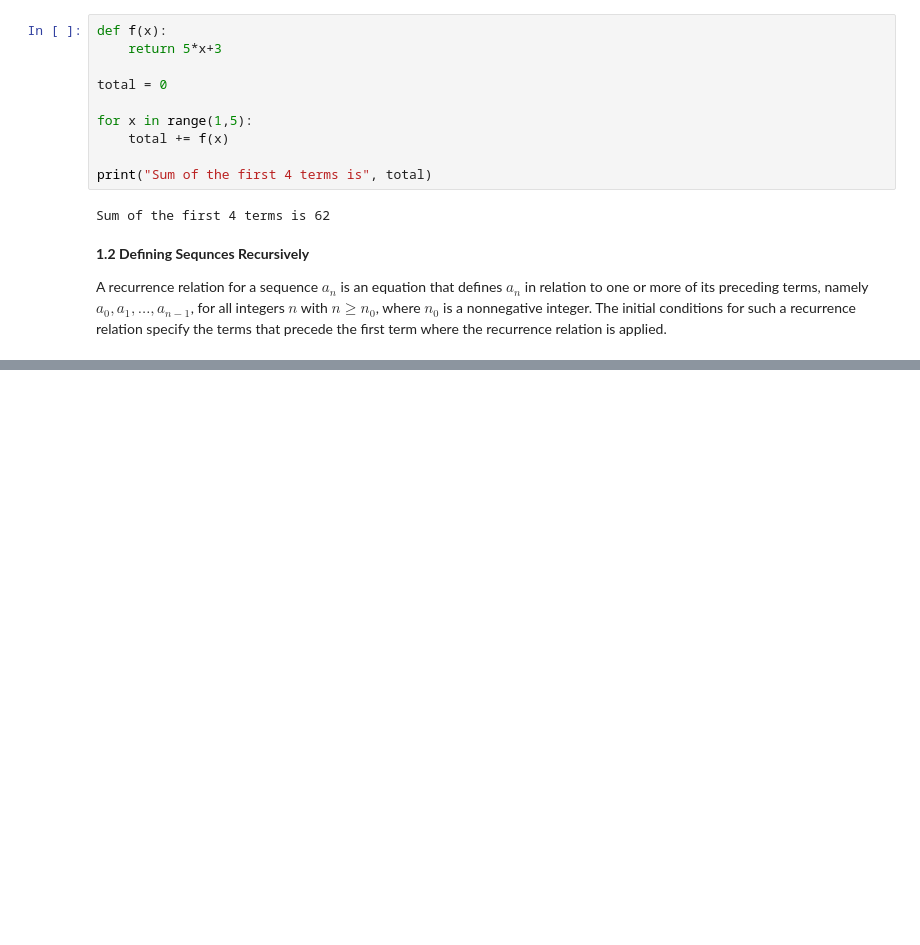
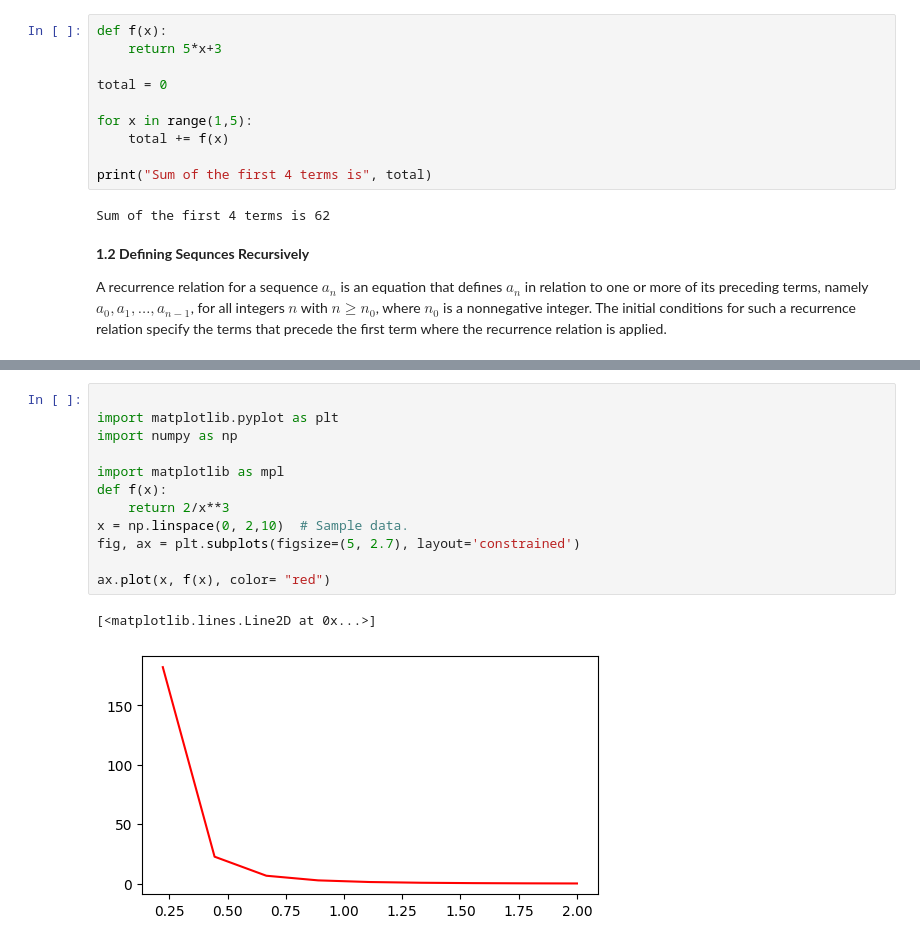
Before and after one commit to jmcmeen/discrete-structures, a Jupyter notebook: 02_sequences.ipynb, the cells around one changed output, grey strips where cells are left out. Saved outputs shown, nothing was run; the diff lists cells and outputs as text; blank space fills up the shorter version.

```diff
--- a/02_sequences.ipynb
+++ b/02_sequences.ipynb
@@ -195,0 +247,15 @@ $
+# %%
+
+import matplotlib.pyplot as plt
+import numpy as np
+
+import matplotlib as mpl
+def f(x):
+    return 2/x**3
+x = np.linspace(0, 2,10)  # Sample data.
+fig, ax = plt.subplots(figsize=(5, 2.7), layout='constrained')
+
+ax.plot(x, f(x), color= "red")
+# %% [output]
+[<matplotlib.lines.Line2D at 0x...>]
+[figure, added]
```
Also changed, not shown: parts of 21 cells of this notebook.
